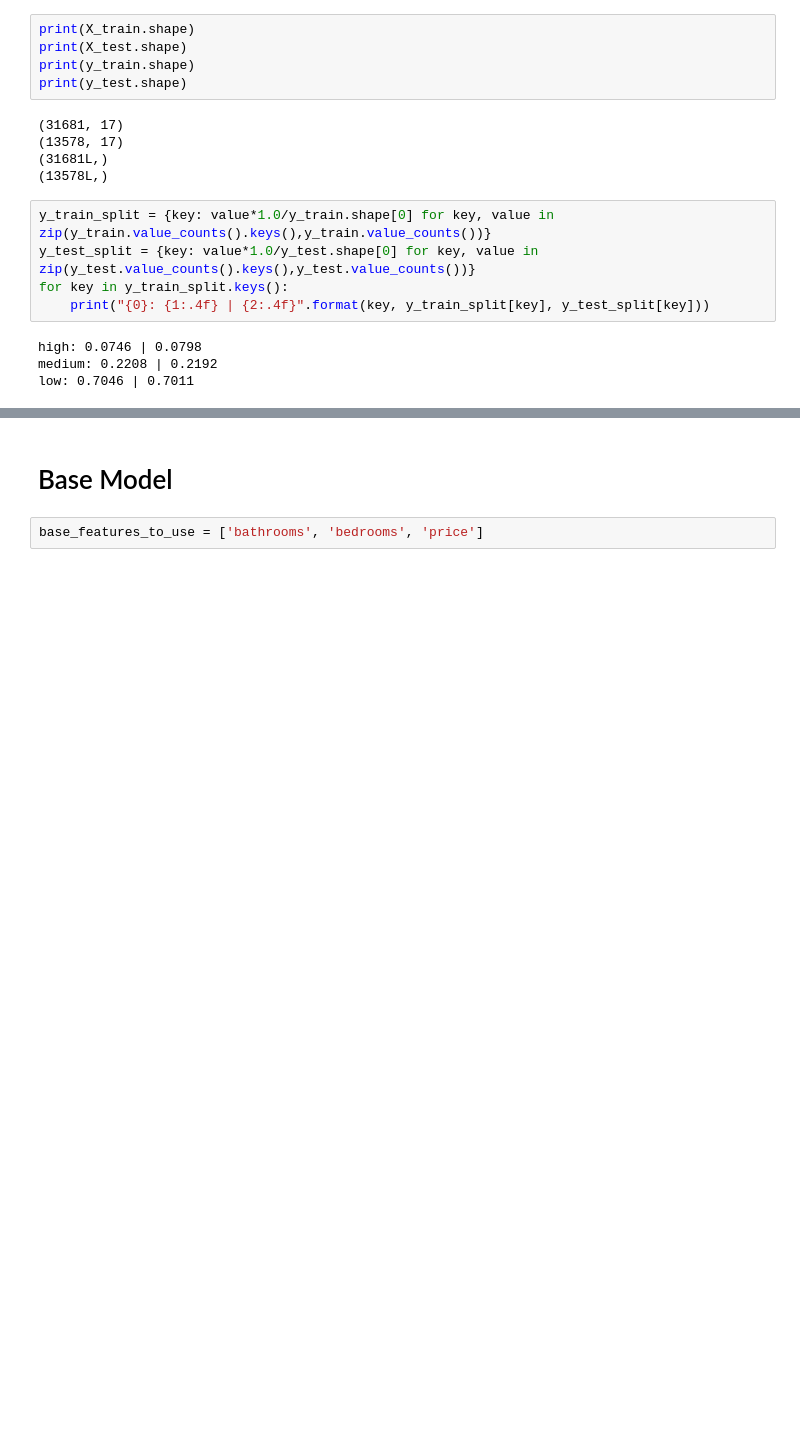
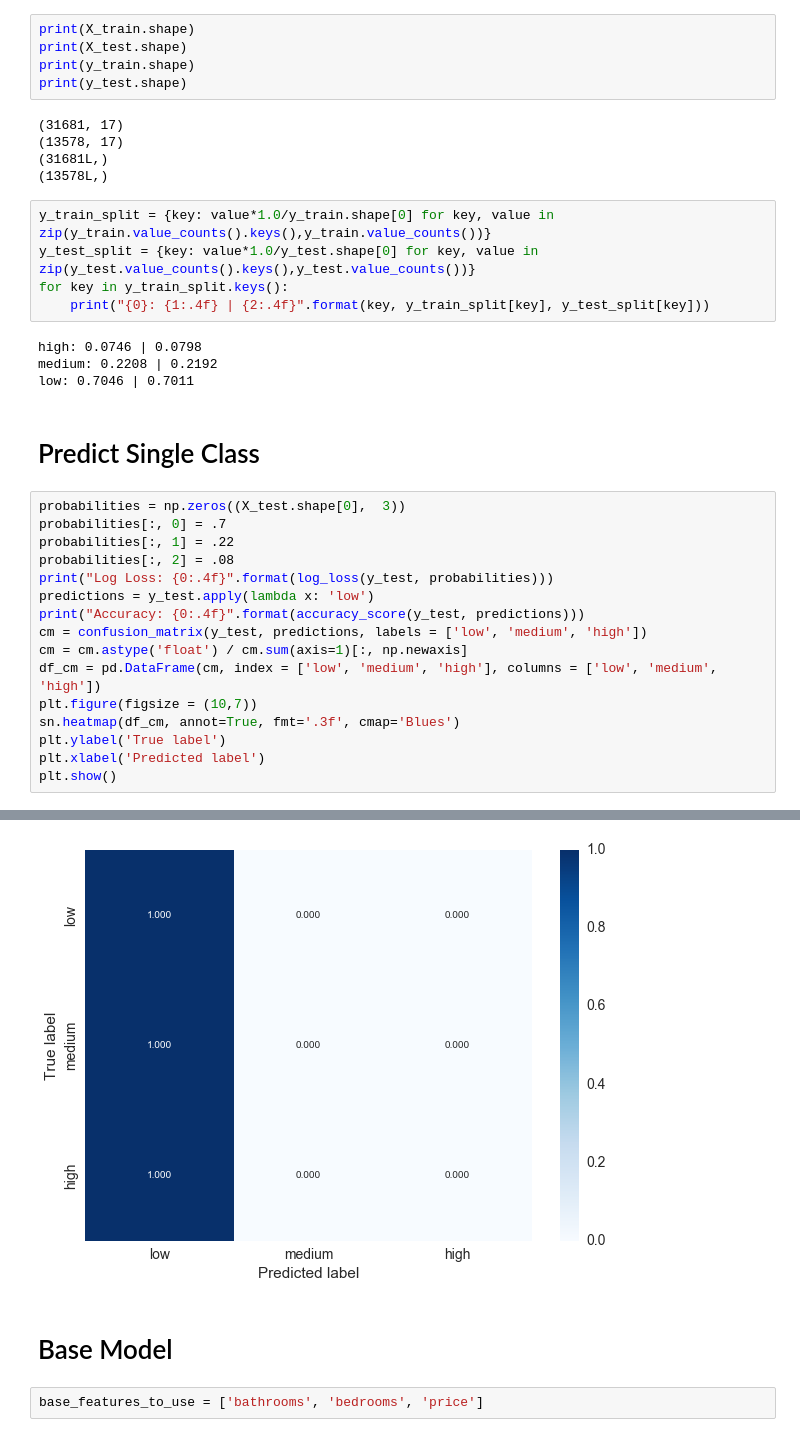
Before and after one commit to pateli18/kgl-renthop, a Jupyter notebook: Base Model.ipynb, the cells around one changed output, grey strips where cells are left out. Saved outputs shown, nothing was run; the diff lists cells and outputs as text; blank space fills up the shorter version.

```diff
--- a/Base Model.ipynb
+++ b/Base Model.ipynb
@@ -103,3 +103,22 @@ for key in y_train_split.keys():
 high: 0.0746 | 0.0798
 medium: 0.2208 | 0.2192
 low: 0.7046 | 0.7011
+# %% [markdown]
+# Predict Single Class
+# %%
+probabilities = np.zeros((X_test.shape[0],  3))
+probabilities[:, 0] = .7
+probabilities[:, 1] = .22
+probabilities[:, 2] = .08
+print("Log Loss: {0:.4f}".format(log_loss(y_test, probabilities)))
+predictions = y_test.apply(lambda x: 'low')
+print("Accuracy: {0:.4f}".format(accuracy_score(y_test, predictions)))
+cm = confusion_matrix(y_test, predictions, labels = ['low', 'medium', 'high'])
+cm = cm.astype('float') / cm.sum(axis=1)[:, np.newaxis]
+df_cm = pd.DataFrame(cm, index = ['low', 'medium', 'high'], columns = ['low', 'medium', 'high'])
+plt.figure(figsize = (10,7))
+sn.heatmap(df_cm, annot=True, fmt='.3f', cmap='Blues')
+plt.ylabel('True label')
+plt.xlabel('Predicted label')
+plt.show()
+# %% [output]
@@ -106,3 +127,4 @@ low: 0.7046 | 0.7011
+[figure, added]
 # %% [markdown]
 # Base Model
 # %%
```
Also changed, not shown: parts of 11 cells of this notebook.
